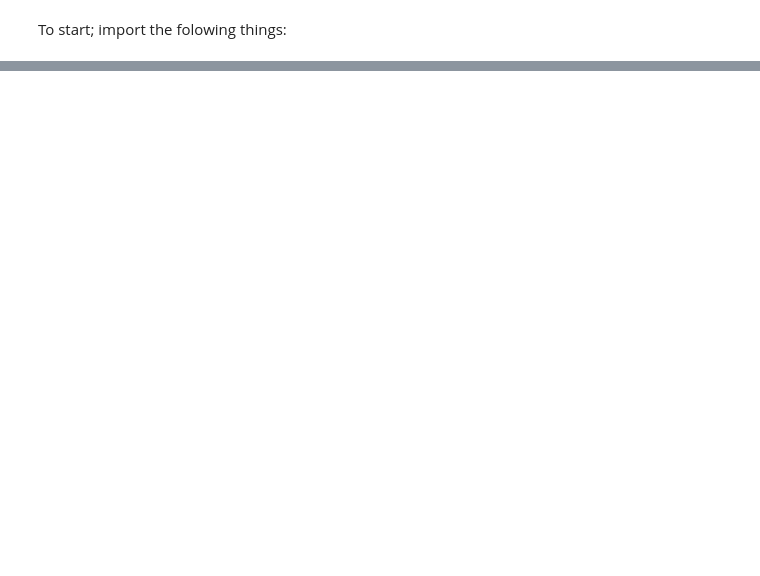
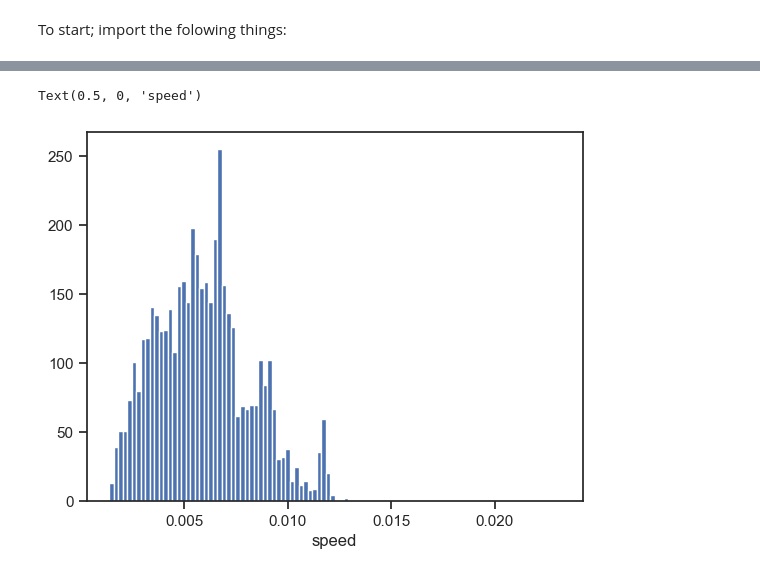
Before and after one commit to LeoCMagi/McFly, a Jupyter notebook: Analysis/Template.ipynb, the cells around one changed output, grey strips where cells are left out. Cells and saved outputs as stored; diff of their text form; code cells hidden in the pictures; blank space fills up the shorter version.

```diff
--- a/Analysis/Template.ipynb
+++ b/Analysis/Template.ipynb
@@ -36,0 +37,8 @@ plt.plot(t,S, "blue")
+# %%
+#d=data[data.time!=0].speed.hist(bins=100)
+plt.hist(data.speed[data.time !=0],bins=100,density=True,range=(np.min(data.speed), np.max(data.speed)))
+plt.xlabel("speed")
+#trace la distribution de vitesse moyennée sur l'acquisition
+# %% [output]
+Text(0.5, 0, 'speed')
+[figure, added]
```
Also changed, not shown: parts of 6 cells of this notebook.
